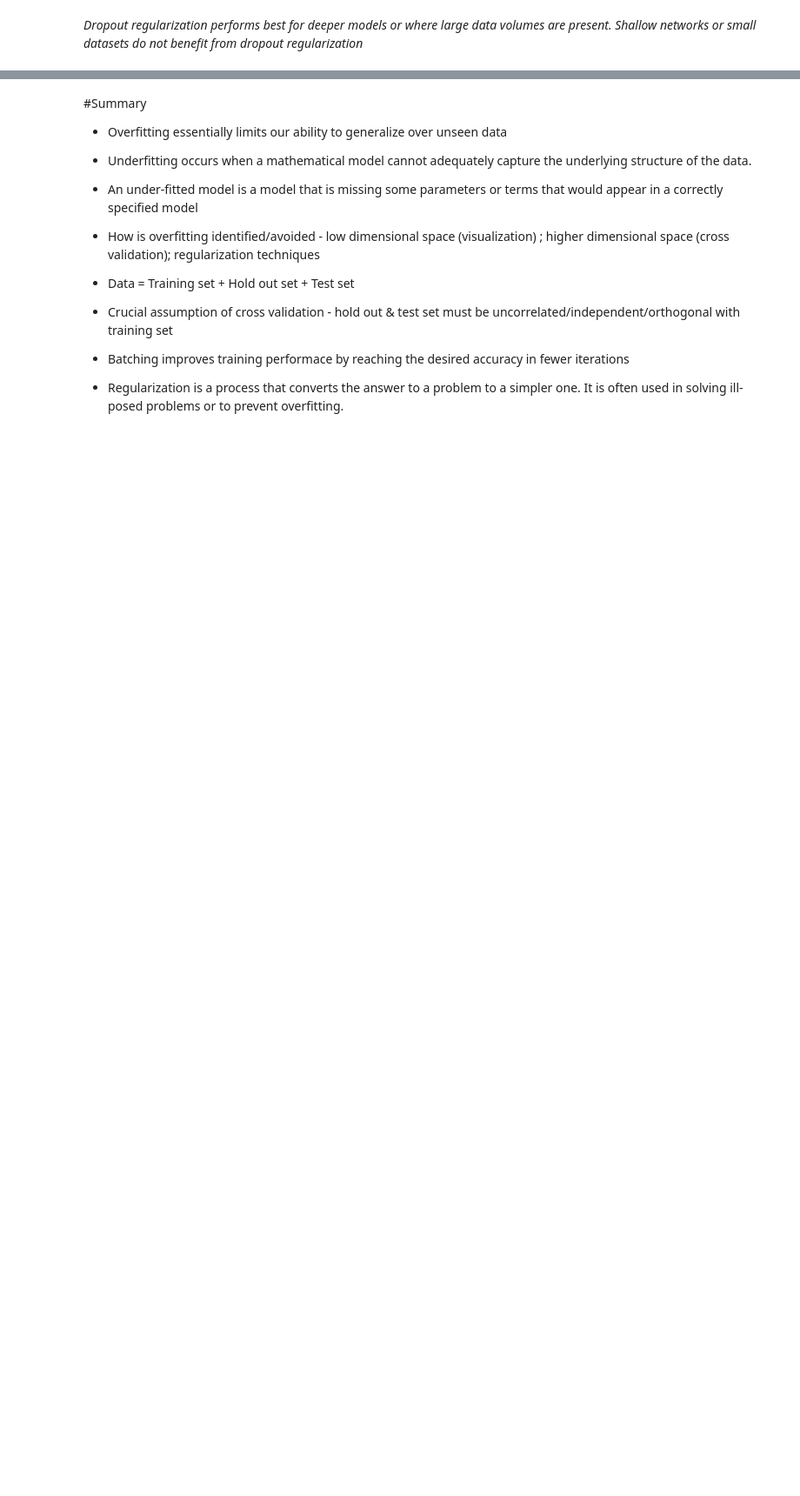
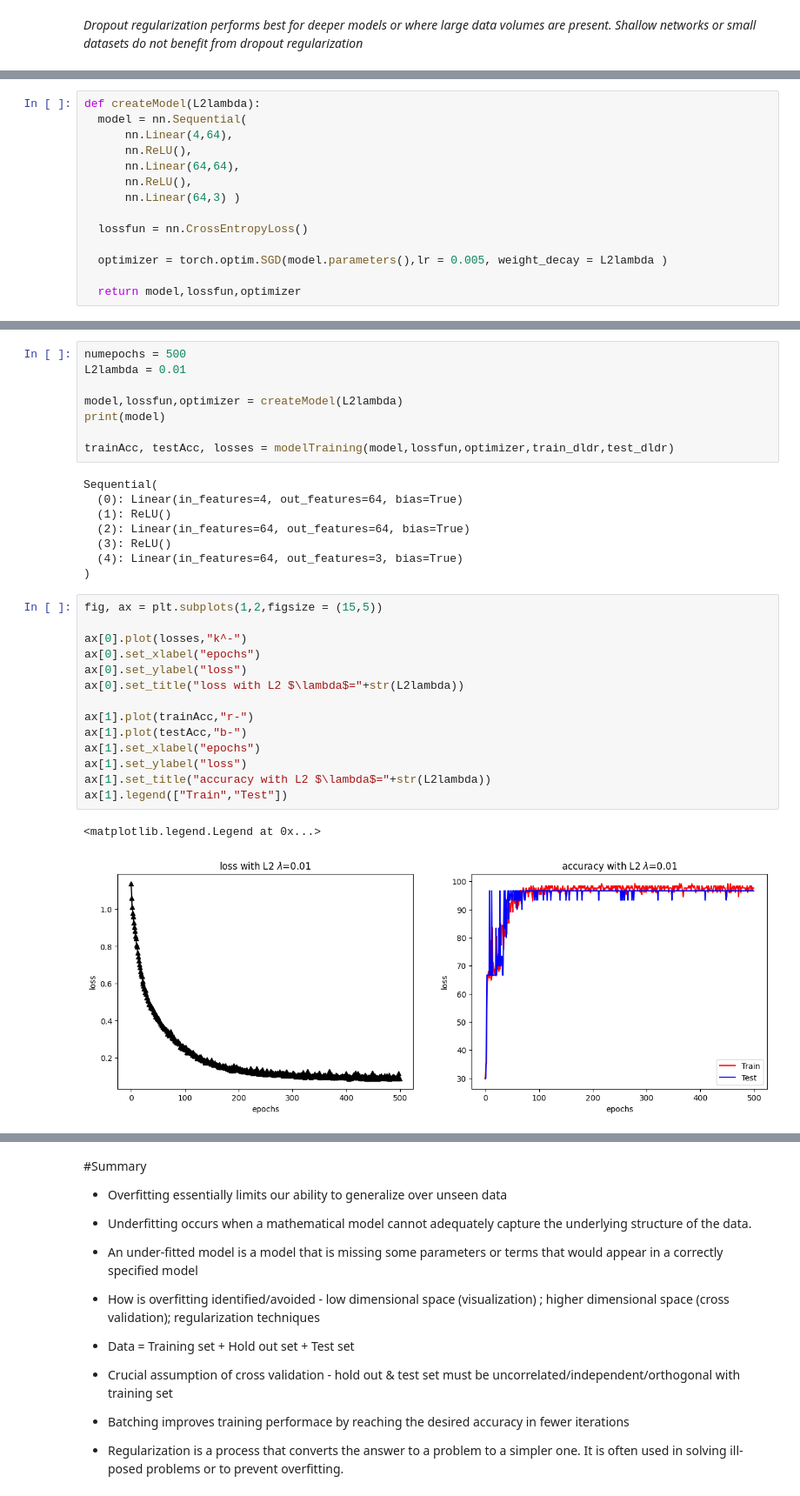
Before and after one commit to taruvaid/Fourier-Neural-Operators, a Jupyter notebook: Neural_Nets_Overfitting_&_Regularlization.ipynb, the cells around one changed output, grey strips where cells are left out. Shown at 87% size. Cells and saved outputs as stored; diff of their text form; blank space fills up the shorter version.

```diff
--- a/Neural_Nets_Overfitting_&_Regularlization.ipynb
+++ b/Neural_Nets_Overfitting_&_Regularlization.ipynb
@@ -988,0 +1053,14 @@ Text(0, 0.5, 'Train-test difference (acc%)')
+# %%
+def createModel(L2lambda):
+  model = nn.Sequential(
+      nn.Linear(4,64),
+      nn.ReLU(),
+      nn.Linear(64,64),
+      nn.ReLU(),
+      nn.Linear(64,3) )
+
+  lossfun = nn.CrossEntropyLoss()
+
+  optimizer = torch.optim.SGD(model.parameters(),lr = 0.005, weight_decay = L2lambda )
+
+  return model,lossfun,optimizer
@@ -988,0 +1113,33 @@ Text(0, 0.5, 'Train-test difference (acc%)')
+# %%
+numepochs = 500
+L2lambda = 0.01
+
+model,lossfun,optimizer = createModel(L2lambda)
+print(model)
+
+trainAcc, testAcc, losses = modelTraining(model,lossfun,optimizer,train_dldr,test_dldr)
+# %% [output]
+Sequential(
+  (0): Linear(in_features=4, out_features=64, bias=True)
+  (1): ReLU()
+  (2): Linear(in_features=64, out_features=64, bias=True)
+  (3): ReLU()
+  (4): Linear(in_features=64, out_features=3, bias=True)
+)
+# %%
+fig, ax = plt.subplots(1,2,figsize = (15,5))
+
+ax[0].plot(losses,"k^-")
+ax[0].set_xlabel("epochs")
+ax[0].set_ylabel("loss")
+ax[0].set_title("loss with L2 $\lambda$="+str(L2lambda))
+
+ax[1].plot(trainAcc,"r-")
+ax[1].plot(testAcc,"b-")
+ax[1].set_xlabel("epochs")
+ax[1].set_ylabel("loss")
+ax[1].set_title("accuracy with L2 $\lambda$="+str(L2lambda))
+ax[1].legend(["Train","Test"])
+# %% [output]
+<matplotlib.legend.Legend at 0x...>
+[figure, added]
```
Also changed, not shown: parts of 17 cells of this notebook.
